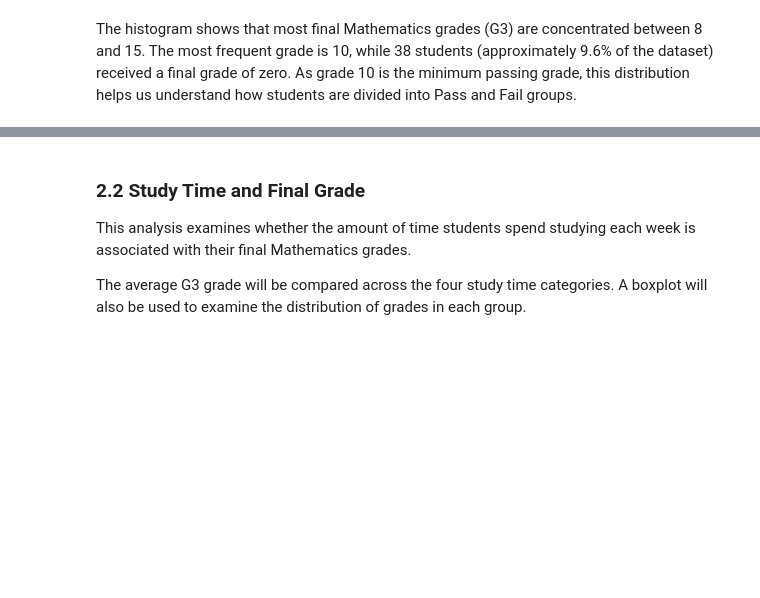
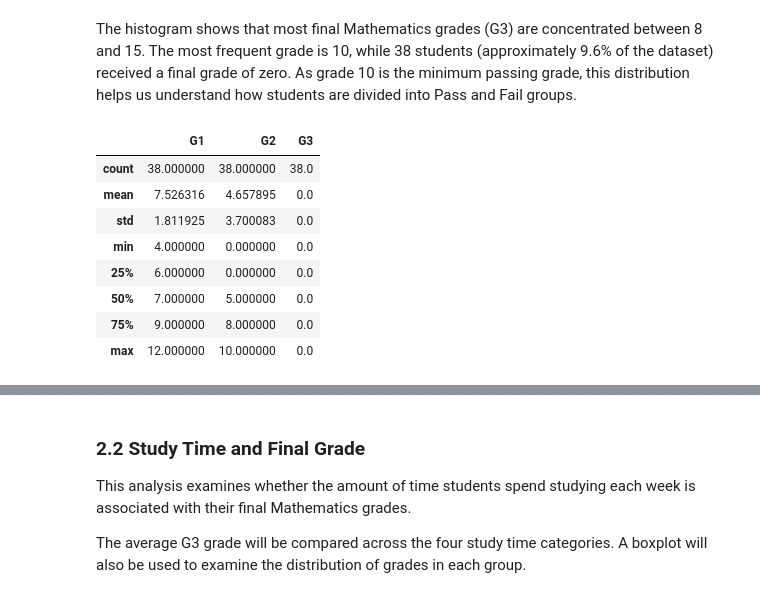
Before and after one commit to sba23349-spec/CA1_MachineLearning_sba23349, a Jupyter notebook: CA1-ML-sba23349.ipynb, the cells around one changed output, grey strips where cells are left out. Drawn from its saved outputs; the diff is of its cells as text; code cells hidden in the pictures; blank space fills up the shorter version.

```diff
--- a/CA1-ML-sba23349.ipynb
+++ b/CA1-ML-sba23349.ipynb
@@ -216,3 +216,18 @@ plt.show()
 [figure]
 # %% [markdown]
 The histogram shows that most final Mathematics grades (G3) are concentrated between 8 and 15. The most frequent grade is 10, while 38 students (approximately 9.6% of the dataset) received a final grade of zero. As grade 10 is the minimum passing grade, this distribution helps us understand how students are divided into Pass and Fail groups.
+# %%
+# Check previous grades for students with G3 = 0
+zero_g3 = df_original[df_original['G3'] == 0]
+
+zero_g3[['G1', 'G2', 'G3']].describe()
+# %% [output]
+|  | G1 | G2 | G3 |
+| count | 38.000000 | 38.000000 | 38.0 |
+| mean | 7.526316 | 4.657895 | 0.0 |
+| std | 1.811925 | 3.700083 | 0.0 |
+| min | 4.000000 | 0.000000 | 0.0 |
+| 25% | 6.000000 | 0.000000 | 0.0 |
+| 50% | 7.000000 | 5.000000 | 0.0 |
+| 75% | 9.000000 | 8.000000 | 0.0 |
+| max | 12.000000 | 10.000000 | 0.0 |
```
Also changed, not shown: parts of 6 cells of this notebook.
